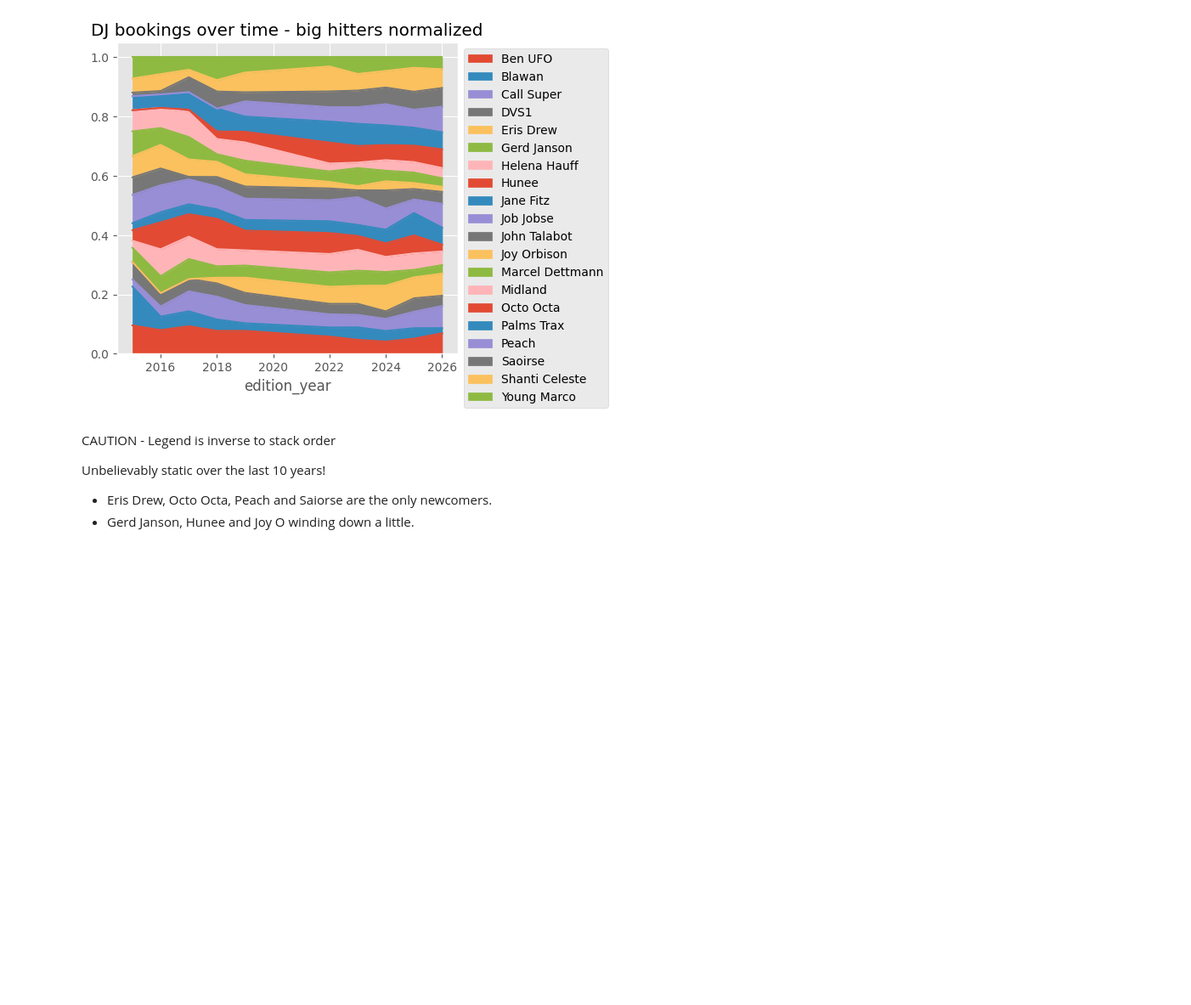
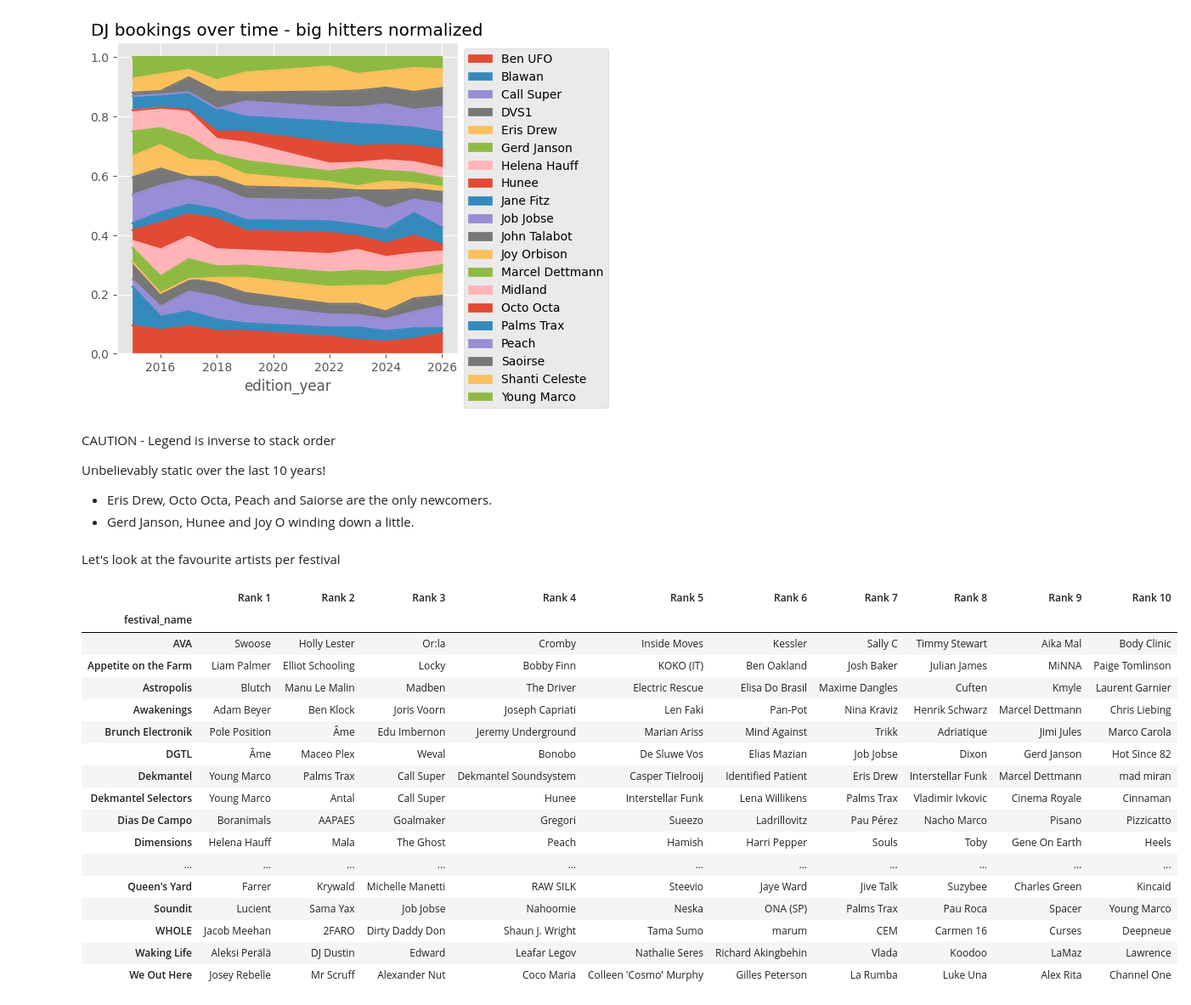
Before and after one commit to s-howe/festival-analysis, a Jupyter notebook: analysis/eda.ipynb, the cells around one changed output. Shown at 85% size. Saved outputs shown, nothing was run; the diff lists cells and outputs as text; code cells hidden in the pictures; blank space fills up the shorter version.

Commit message:
Adding pivot: favourite artists per festival

```diff
--- a/analysis/eda.ipynb
+++ b/analysis/eda.ipynb
@@ -445,3 +445,55 @@ CAUTION - Legend is inverse to stack order
 Unbelievably static over the last 10 years!
 - Eris Drew, Octo Octa, Peach and Saiorse are the only newcomers.
 - Gerd Janson, Hunee and Joy O winding down a little.
+# %% [markdown]
+Let's look at the favourite artists per festival
+# %%
+n_festivals = 40
+top_n_festivals = df_lineups.groupby('festival_id').size().sort_values(ascending=False)[:n_festivals].index
+df_lineups_top_n_festivals = df_lineups[df_lineups['festival_id'].isin(top_n_festivals)]
+n_artists_per_festival = 10
+bookings_per_festival_artist = df_lineups_top_n_festivals.groupby(['festival_name', 'display_name']).size().rename('bookings')
+
+top_n_artists_per_festival = (
+    df_lineups_top_n_festivals
+    .groupby(['festival_name', 'display_name'])
+    .size()
+    .rename('bookings')
+    .groupby(level=0, group_keys=False)
+    .nlargest(n_artists_per_festival)
+    .reset_index()
+)
+
+top_n_artists_per_festival['rank'] = (
+    top_n_artists_per_festival
+    .groupby('festival_name')['bookings']
+    .rank(method='first', ascending=False)
+)
+
+
+pivot_top_n_artists_per_festival = (
+    top_n_artists_per_festival
+    .sort_values(['festival_name', 'rank'])
+    .pivot(index='festival_name', columns='rank', values='display_name')
+)
+pivot_top_n_artists_per_festival.columns = [f"Rank {int(col)}" for col in pivot_top_n_artists_per_festival.columns]
+pivot_top_n_artists_per_festival
+# %% [output]
+|  | Rank 1 | Rank 2 | Rank 3 | Rank 4 | Rank 5 | Rank 6 | Rank 7 | Rank 8 | Rank 9 | Rank 10 |
+| festival_name |  |  |  |  |  |  |  |  |  |  |
+| AVA | Swoose | Holly Lester | Or:la | Cromby | Inside Moves | Kessler | Sally C | Timmy Stewart | Aika Mal | Body Clinic |
+| Appetite on the Farm | Liam Palmer | Elliot Schooling | Locky | Bobby Finn | KOKO (IT) | Ben Oakland | Josh Baker | Julian James | MiNNA | Paige Tomlinson |
+| Astropolis | Blutch | Manu Le Malin | Madben | The Driver | Electric Rescue | Elisa Do Brasil | Maxime Dangles | Cuften | Kmyle | Laurent Garnier |
+| Awakenings | Adam Beyer | Ben Klock | Joris Voorn | Joseph Capriati | Len Faki | Pan-Pot | Nina Kraviz | Henrik Schwarz | Marcel Dettmann | Chris Liebing |
+| Brunch Electronik | Pole Position | Âme | Edu Imbernon | Jeremy Underground | Marian Ariss | Mind Against | Trikk | Adriatique | Jimi Jules | Marco Carola |
+| DGTL | Âme | Maceo Plex | Weval | Bonobo | De Sluwe Vos | Elias Mazian | Job Jobse | Dixon | Gerd Janson | Hot Since 82 |
+| Dekmantel | Young Marco | Palms Trax | Call Super | Dekmantel Soundsystem | Casper Tielrooij | Identified Patient | Eris Drew | Interstellar Funk | Marcel Dettmann | mad miran |
+| Dekmantel Selectors | Young Marco | Antal | Call Super | Hunee | Interstellar Funk | Lena Willikens | Palms Trax | Vladimir Ivkovic | Cinema Royale | Cinnaman |
+| Dias De Campo | Boranimals | AAPAES | Goalmaker | Gregori | Sueezo | Ladrillovitz | Pau Pérez | Nacho Marco | Pisano | Pizzicatto |
+| Dimensions | Helena Hauff | Mala | The Ghost | Peach | Hamish | Harri Pepper | Souls | Toby | Gene On Earth | Heels |
+| ... | ... | ... | ... | ... | ... | ... | ... | ... | ... | ... |
+| Queen's Yard | Farrer | Krywald | Michelle Manetti | RAW SILK | Steevio | Jaye Ward | Jive Talk | Suzybee | Charles Green | Kincaid |
+| Soundit | Lucient | Sama Yax | Job Jobse | Nahoomie | Neska | ONA (SP) | Palms Trax | Pau Roca | Spacer | Young Marco |
+| WHOLE | Jacob Meehan | 2FARO | Dirty Daddy Don | Shaun J. Wright | Tama Sumo | marum | CEM | Carmen 16 | Curses | Deepneue |
+| Waking Life | Aleksi Perälä | DJ Dustin | Edward | Leafar Legov | Nathalie Seres | Richard Akingbehin | Vlada | Koodoo | LaMaz | Lawrence |
+| We Out Here | Josey Rebelle | Mr Scruff | Alexander Nut | Coco Maria | Colleen 'Cosmo' Murphy | Gilles Peterson | La Rumba | Luke Una | Alex Rita | Channel One |
```
